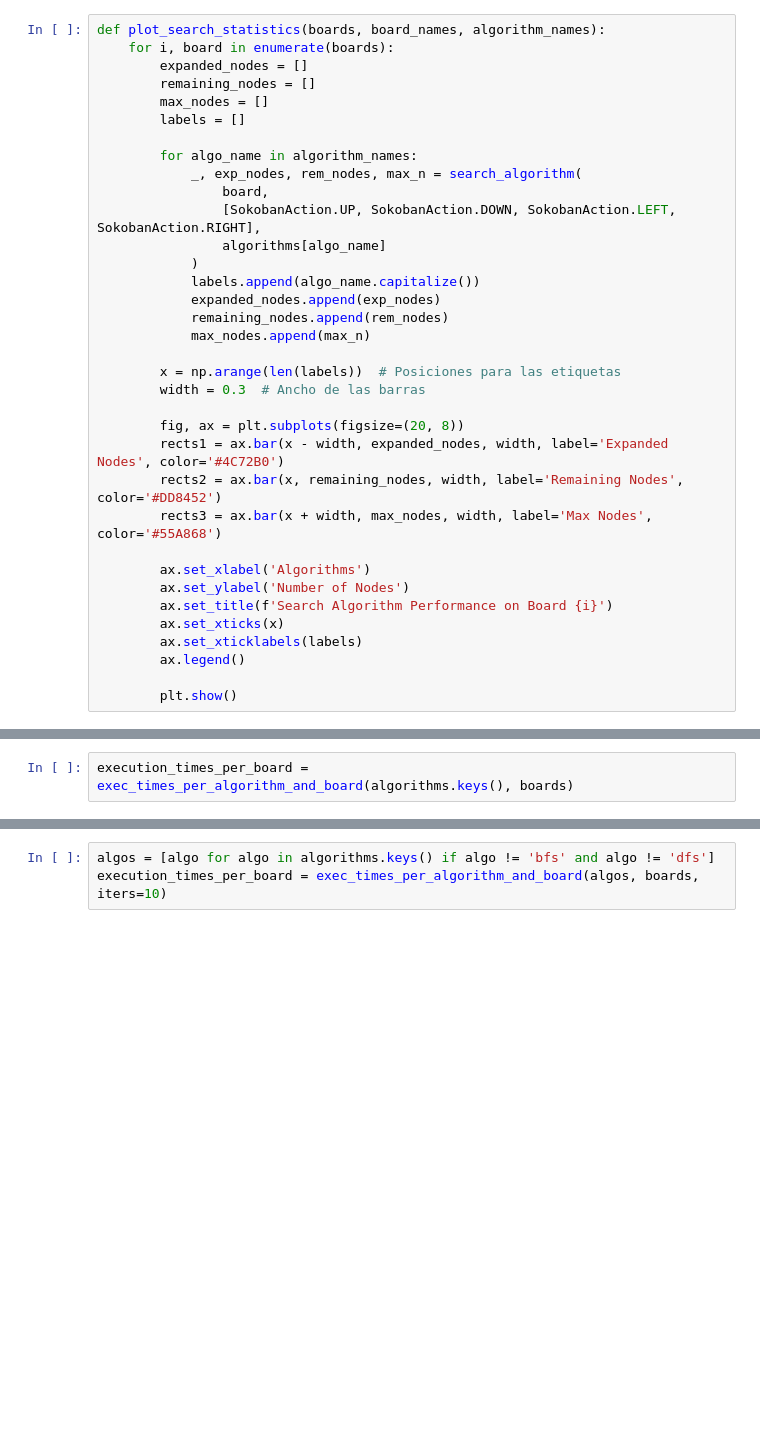
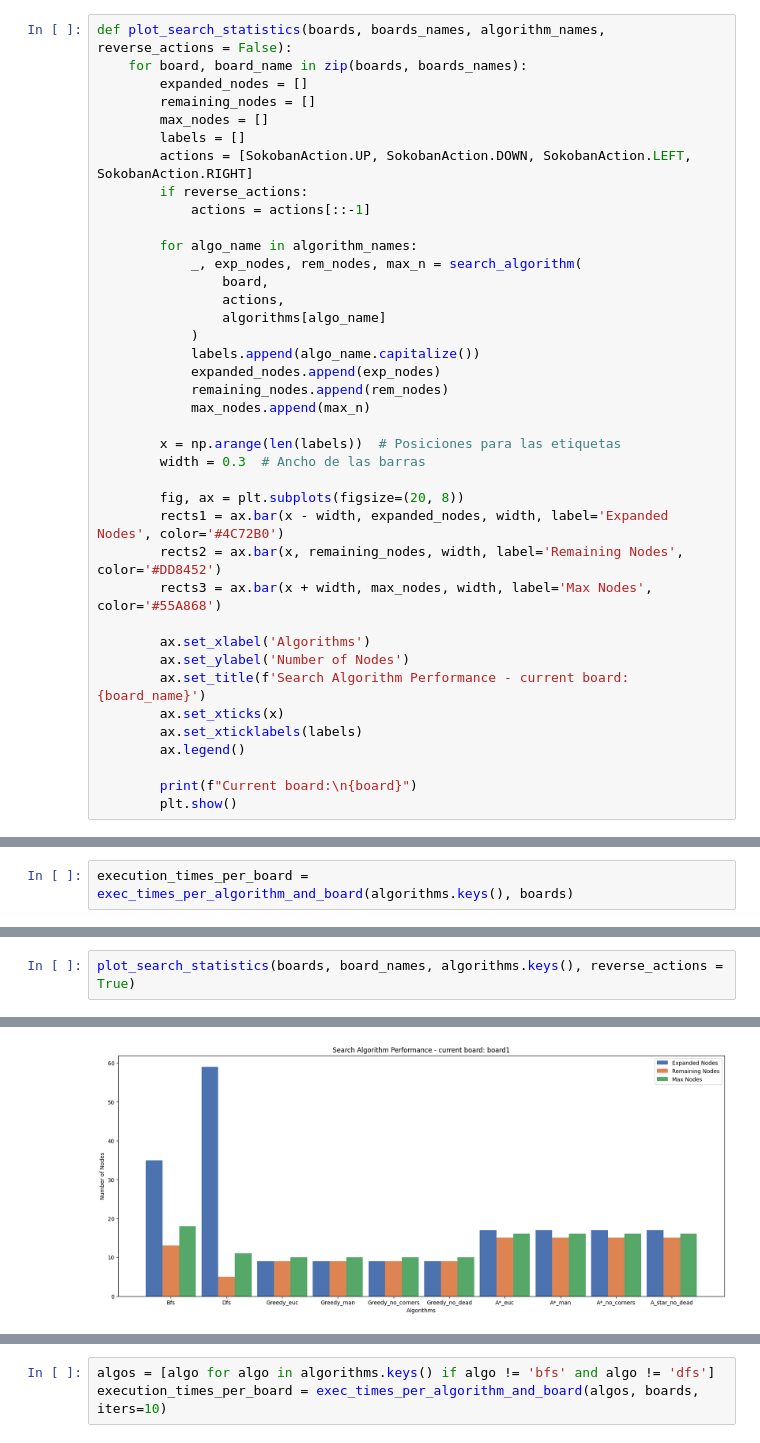
Before and after one commit to berni-245/SIA-TP1, a Jupyter notebook: analysis.ipynb, the cells around one changed output, grey strips where cells are left out. Drawn from its saved outputs; the diff is of its cells as text; blank space fills up the shorter version.

```diff
--- a/analysis.ipynb
+++ b/analysis.ipynb
@@ -53,15 +56,18 @@ def plot_exec_times(board_names, execution_times_per_algorithm_and_board):
 # %%
-def plot_search_statistics(boards, board_names, algorithm_names):
-    for i, board in enumerate(boards):
+def plot_search_statistics(boards, boards_names, algorithm_names, reverse_actions = False):
+    for board, board_name in zip(boards, boards_names):
         expanded_nodes = []
         remaining_nodes = []
         max_nodes = []
         labels = []
+        actions = [SokobanAction.UP, SokobanAction.DOWN, SokobanAction.LEFT, SokobanAction.RIGHT]
+        if reverse_actions:
+            actions = actions[::-1]
 
         for algo_name in algorithm_names:
             _, exp_nodes, rem_nodes, max_n = search_algorithm(
                 board,
-                [SokobanAction.UP, SokobanAction.DOWN, SokobanAction.LEFT, SokobanAction.RIGHT],
+                actions,
                 algorithms[algo_name]
             )
             labels.append(algo_name.capitalize())
@@ -79,11 +85,12 @@ def plot_search_statistics(boards, board_names, algorithm_names):
 
         ax.set_xlabel('Algorithms')
         ax.set_ylabel('Number of Nodes')
-        ax.set_title(f'Search Algorithm Performance on Board {i}')
+        ax.set_title(f'Search Algorithm Performance - current board: {board_name}')
         ax.set_xticks(x)
         ax.set_xticklabels(labels)
         ax.legend()
 
+        print(f"Current board:\n{board}")
         plt.show()
 # %% [markdown]
 ## Results
@@ -106,0 +173,3 @@ plot_search_statistics(boards, board_names, algorithms.keys())
+# %%
+plot_search_statistics(boards, board_names, algorithms.keys(), reverse_actions = True)
+# %% [output]
@@ -106,0 +182 @@ plot_search_statistics(boards, board_names, algorithms.keys())
+[figure, added]
```
Also changed, not shown: parts of 15 cells of this notebook.
